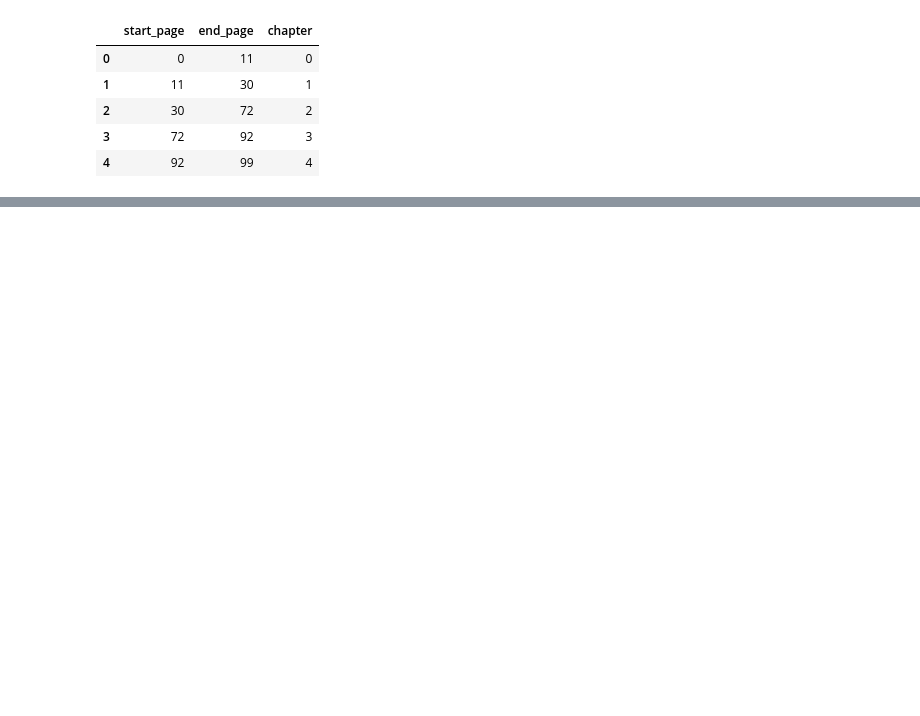
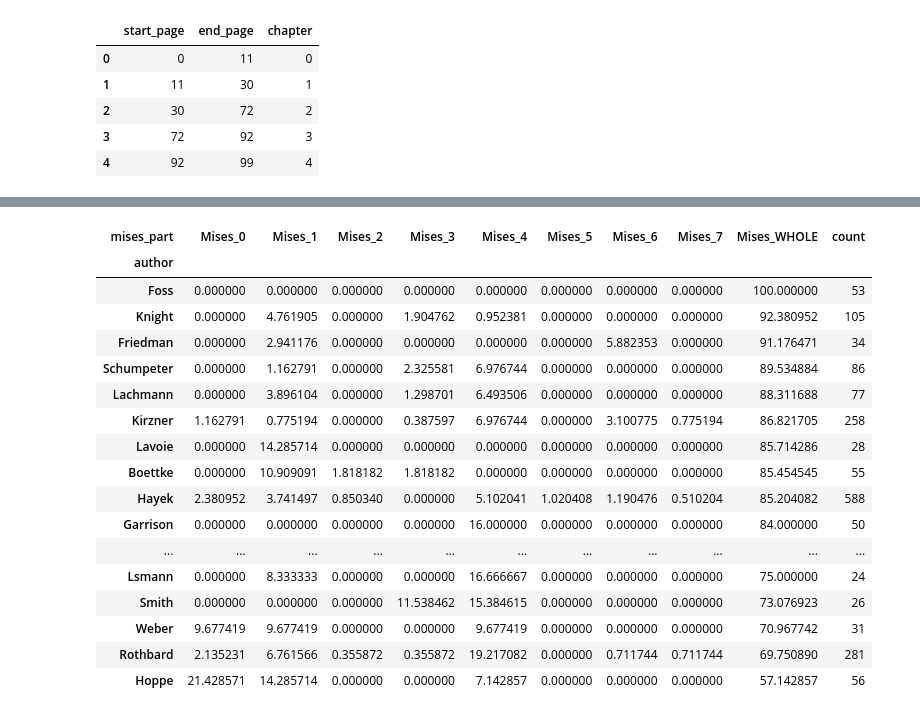
Before and after one commit to pcalais/bibliometrics-austrian-economics, a Jupyter notebook: notebooks/5-refs-to-mises-refs.ipynb, the cells around one changed output, grey strips where cells are left out. Cells and saved outputs as stored; diff of their text form; code cells hidden in the pictures; blank space fills up the shorter version.

```diff
--- a/notebooks/5-refs-to-mises-refs.ipynb
+++ b/notebooks/5-refs-to-mises-refs.ipynb
@@ -334,0 +421,25 @@ print(
+# %%
+author_mises_percent_table = (
+    author_mises_stats_df
+    .pivot_table(
+        index="author",
+        columns="mises_part",
+        values="percent",
+        fill_value=0
+    )
+)
+
+# 1️⃣ Calcula o total de co-citações por autor
+author_total_counts = (
+    author_mises_stats_df
+    .groupby("author")["count"]
+    .sum()
+)
+
+# 2️⃣ Adiciona como coluna à tabela de percentuais
+author_mises_percent_table = author_mises_percent_table.copy()
+author_mises_percent_table["count"] = author_mises_percent_table.index.map(
+    author_total_counts
+)
+
+author_mises_percent_table.head()
@@ -334,0 +454,27 @@ print(
+# %%
+pd.set_option("display.max_rows", None)
+
+
+author_mises_percent_table = author_mises_percent_table.query("count >= 20").sort_values("count", ascending=False)
+
+
+author_mises_percent_table.sort_values(by='Mises_WHOLE', ascending=False).head(100)
+# %% [output]
+| mises_part | Mises_0 | Mises_1 | Mises_2 | Mises_3 | Mises_4 | Mises_5 | Mises_6 | Mises_7 | Mises_WHOLE | count |
+| author |  |  |  |  |  |  |  |  |  |  |
+| Foss | 0.000000 | 0.000000 | 0.000000 | 0.000000 | 0.000000 | 0.000000 | 0.000000 | 0.000000 | 100.000000 | 53 |
+| Knight | 0.000000 | 4.761905 | 0.000000 | 1.904762 | 0.952381 | 0.000000 | 0.000000 | 0.000000 | 92.380952 | 105 |
+| Friedman | 0.000000 | 2.941176 | 0.000000 | 0.000000 | 0.000000 | 0.000000 | 5.882353 | 0.000000 | 91.176471 | 34 |
+| Schumpeter | 0.000000 | 1.162791 | 0.000000 | 2.325581 | 6.976744 | 0.000000 | 0.000000 | 0.000000 | 89.534884 | 86 |
+| Lachmann | 0.000000 | 3.896104 | 0.000000 | 1.298701 | 6.493506 | 0.000000 | 0.000000 | 0.000000 | 88.311688 | 77 |
+| Kirzner | 1.162791 | 0.775194 | 0.000000 | 0.387597 | 6.976744 | 0.000000 | 3.100775 | 0.775194 | 86.821705 | 258 |
+| Lavoie | 0.000000 | 14.285714 | 0.000000 | 0.000000 | 0.000000 | 0.000000 | 0.000000 | 0.000000 | 85.714286 | 28 |
+| Boettke | 0.000000 | 10.909091 | 1.818182 | 1.818182 | 0.000000 | 0.000000 | 0.000000 | 0.000000 | 85.454545 | 55 |
+| Hayek | 2.380952 | 3.741497 | 0.850340 | 0.000000 | 5.102041 | 1.020408 | 1.190476 | 0.510204 | 85.204082 | 588 |
+| Garrison | 0.000000 | 0.000000 | 0.000000 | 0.000000 | 16.000000 | 0.000000 | 0.000000 | 0.000000 | 84.000000 | 50 |
+| ... | ... | ... | ... | ... | ... | ... | ... | ... | ... | ... |
+| Lsmann | 0.000000 | 8.333333 | 0.000000 | 0.000000 | 16.666667 | 0.000000 | 0.000000 | 0.000000 | 75.000000 | 24 |
+| Smith | 0.000000 | 0.000000 | 0.000000 | 11.538462 | 15.384615 | 0.000000 | 0.000000 | 0.000000 | 73.076923 | 26 |
+| Weber | 9.677419 | 9.677419 | 0.000000 | 0.000000 | 9.677419 | 0.000000 | 0.000000 | 0.000000 | 70.967742 | 31 |
+| Rothbard | 2.135231 | 6.761566 | 0.355872 | 0.355872 | 19.217082 | 0.000000 | 0.711744 | 0.711744 | 69.750890 | 281 |
+| Hoppe | 21.428571 | 14.285714 | 0.000000 | 0.000000 | 7.142857 | 0.000000 | 0.000000 | 0.000000 | 57.142857 | 56 |
```
Also changed, not shown: parts of 21 cells of this notebook, 1 other file.
